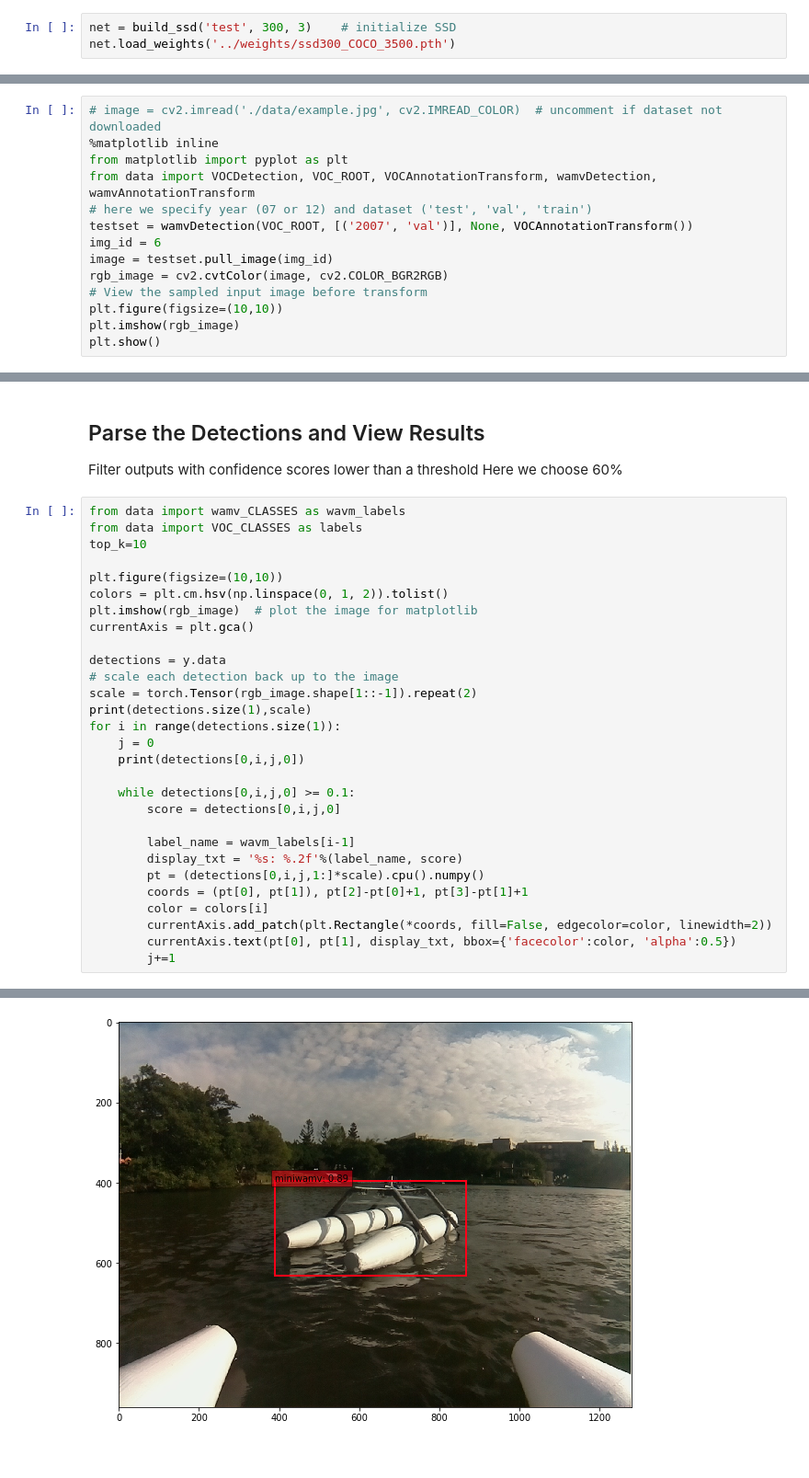
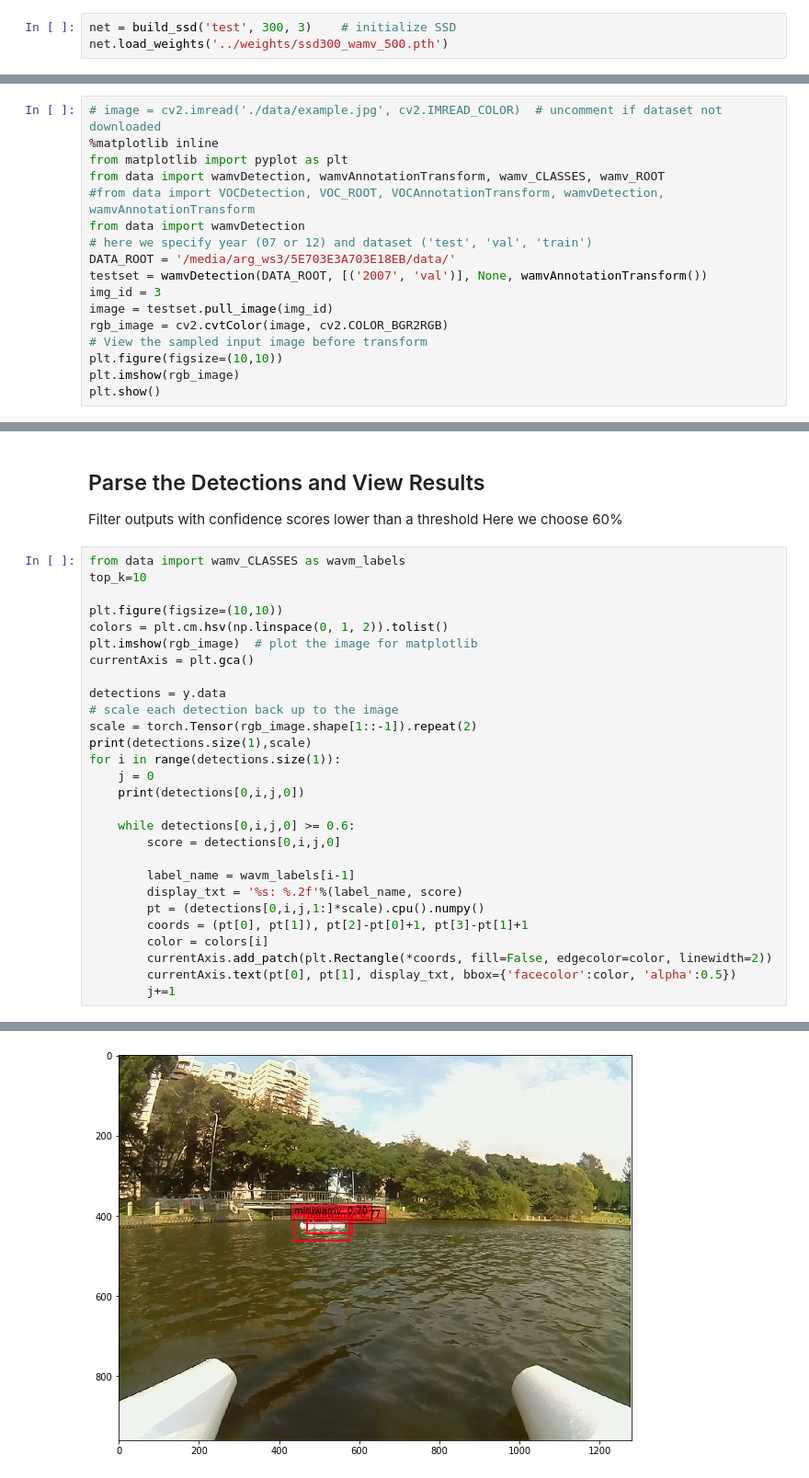
Before and after one commit to championway/ssd.pytorch, a Jupyter notebook: demo/demo.ipynb, the cells around one changed output, grey strips where cells are left out. Shown at 92% size. Saved outputs shown, nothing was run; the diff lists cells and outputs as text.

Commit message:
ignore COCO and VOC dataset

```diff
--- a/demo/demo.ipynb
+++ b/demo/demo.ipynb
@@ -29,7 +29,7 @@ from ssd import build_ssd
 2. Next we load pretrained weights on the VOC0712 trainval dataset
 # %%
 net = build_ssd('test', 300, 3)    # initialize SSD
-net.load_weights('../weights/ssd300_COCO_3500.pth')
+net.load_weights('../weights/ssd300_wamv_500.pth')
 # %% [output]
 Loading weights into state dict...
 Finished!
@@ -40,10 +40,13 @@ Finished!
 # image = cv2.imread('./data/example.jpg', cv2.IMREAD_COLOR)  # uncomment if dataset not downloaded
 %matplotlib inline
 from matplotlib import pyplot as plt
-from data import VOCDetection, VOC_ROOT, VOCAnnotationTransform, wamvDetection, wamvAnnotationTransform
+from data import wamvDetection, wamvAnnotationTransform, wamv_CLASSES, wamv_ROOT
+#from data import VOCDetection, VOC_ROOT, VOCAnnotationTransform, wamvDetection, wamvAnnotationTransform
+from data import wamvDetection
 # here we specify year (07 or 12) and dataset ('test', 'val', 'train')
-testset = wamvDetection(VOC_ROOT, [('2007', 'val')], None, VOCAnnotationTransform())
-img_id = 6
+DATA_ROOT = '/media/arg_ws3/5E703E3A703E18EB/data/'
+testset = wamvDetection(DATA_ROOT, [('2007', 'val')], None, wamvAnnotationTransform())
+img_id = 3
 image = testset.pull_image(img_id)
 rgb_image = cv2.cvtColor(image, cv2.COLOR_BGR2RGB)
 # View the sampled input image before transform
@@ -81,7 +86,6 @@ Filter outputs with confidence scores lower than a threshold
 Here we choose 60%
 # %%
 from data import wamv_CLASSES as wavm_labels
-from data import VOC_CLASSES as labels
 top_k=10
 
 plt.figure(figsize=(10,10))
@@ -97,7 +101,7 @@ for i in range(detections.size(1)):
     j = 0
     print(detections[0,i,j,0])
 
-    while detections[0,i,j,0] >= 0.1:
+    while detections[0,i,j,0] >= 0.6:
         score = detections[0,i,j,0]
 
         label_name = wavm_labels[i-1]
@@ -116 +120 @@ tensor(0.0548)
-[figure, old version]
+[figure, new version]
```
Also changed, not shown: parts of 3 cells of this notebook, 4 other files.
